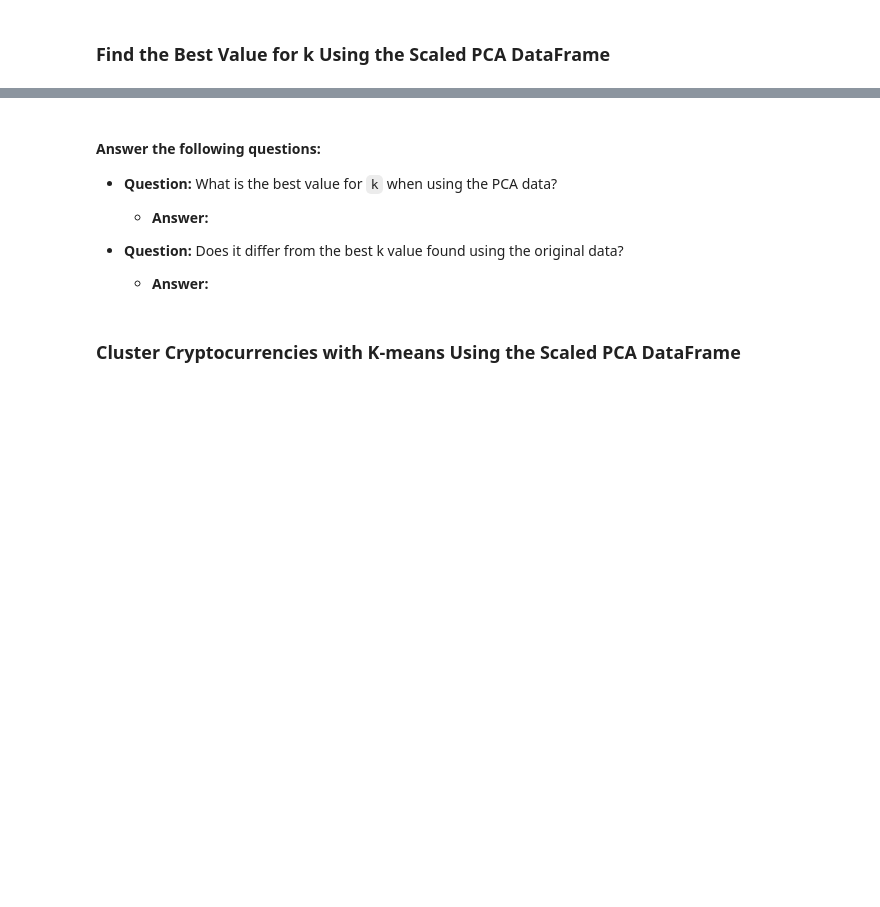
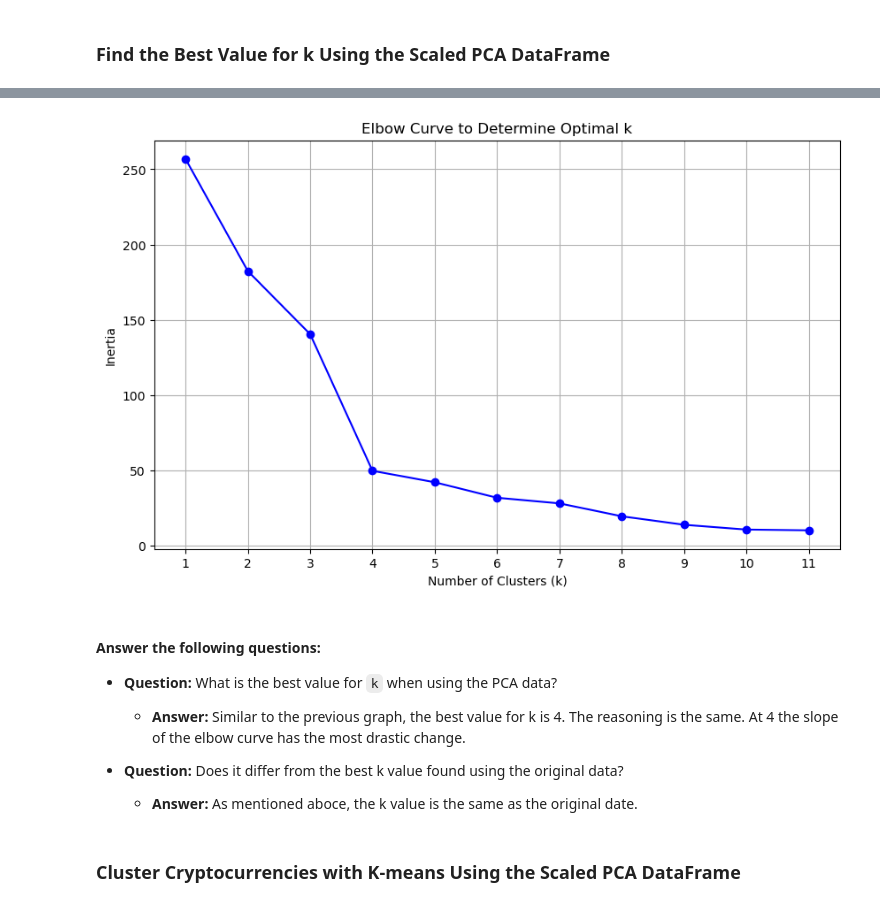
Before and after one commit to AzaniaHH/CryptoClustering, a Jupyter notebook: Crypto_Clustering.ipynb, the cells around one changed output, grey strips where cells are left out. Saved outputs shown, nothing was run; the diff lists cells and outputs as text; code cells hidden in the pictures; blank space fills up the shorter version.

```diff
--- a/Crypto_Clustering.ipynb
+++ b/Crypto_Clustering.ipynb
@@ -256,6 +272,12 @@ df_clustered.head()
 # %%
 # Use the PCA model with `fit_transform` to reduce the original scaled DataFrame
 # down to three principal components.
-
+pca_data = pca.fit_transform(df_market_data_scaled)
+df_pca = pd.DataFrame(
+    pca_data,
+    columns=["PC1", "PC2", "PC3"],  # Naming the principal components
+    index=df_scaled.index           # Retain the original index
+)
 
 # View the scaled PCA data
+df_pca.head()
@@ -270,12 +316,18 @@ df_clustered.head()
 **Answer:**
 # %%
 # Create a new DataFrame with the PCA data.
-
+pca_df = pd.DataFrame(
+    pca_data,  # The PCA-transformed data
+    columns=["PC1", "PC2", "PC3"]  # Name the principal components
+)
 
 # Copy the crypto names from the original scaled DataFrame
+crypto_ids = [f"Crypto_{i+1}" for i in range(len(pca_df))]
+pca_df["coin_id"] = crypto_ids
 
 
 # Set the coin_id column as index
-
+pca_df.set_index("coin_id", inplace=True)
 
 # Display the scaled PCA DataFrame
+pca_df.head()
@@ -288,5 +353,6 @@ df_clustered.head()
 # %%
 # Create an empty list to store the inertia values
+inertia = []
 
 
 # Create a for loop to compute the inertia with each possible value of k
@@ -294,3 +360,11 @@ df_clustered.head()
 # 1. Create a KMeans model using the loop counter for the n_clusters
 # 2. Fit the model to the data using `df_market_data_pca`
 # 3. Append the model.inertia_ to the inertia list
+
+
+for k in range(1, 12):
+    kmeans = KMeans(n_clusters=k, random_state=42)
+    kmeans.fit(pca_df)
+    inertia.append(kmeans.inertia_)
+
+print("Inertia values:", inertia)
@@ -297,4 +373,10 @@ df_clustered.head()
 # %%
 # Create a dictionary with the data to plot the Elbow curve
+elbow_data = {
+    "k": list(range(1, 12)),
+    "inertia": inertia
+}
 
 # Create a DataFrame with the data to plot the Elbow curve
+df_elbow = pd.DataFrame(elbow_data)
+df_elbow.head()
@@ -301,17 +390,28 @@ df_clustered.head()
 # %%
 # Plot a line chart with all the inertia values computed with
 # the different values of k to visually identify the optimal value for k.
+
+plt.figure(figsize=(10, 6))
+plt.plot(df_elbow["k"], df_elbow["inertia"], marker='o', linestyle='-', color='b')
+plt.title("Elbow Curve to Determine Optimal k")
+plt.xlabel("Number of Clusters (k)")
+plt.ylabel("Inertia")
+plt.xticks(range(1, 12))
+plt.grid(True)
+plt.show()
+# %% [output]
+[figure, added]
 # %% [markdown]
 #### Answer the following questions:
 
 * **Question:** What is the best value for `k` when using the PCA data?
 
-  * **Answer:**
+  * **Answer:** Similar to the previous graph, the best value for k is 4. The reasoning is the same. At 4 the slope of the elbow curve has the most drastic change.
 
 
 * **Question:** Does it differ from the best k value found using the original data?
 
-  * **Answer:**
+  * **Answer:** As mentioned aboce, the k value is the same as the original date.
 # %% [markdown]
 ### Cluster Cryptocurrencies with K-means Using the Scaled PCA DataFrame
 # %%
```
Also changed, not shown: parts of 8 cells of this notebook.
